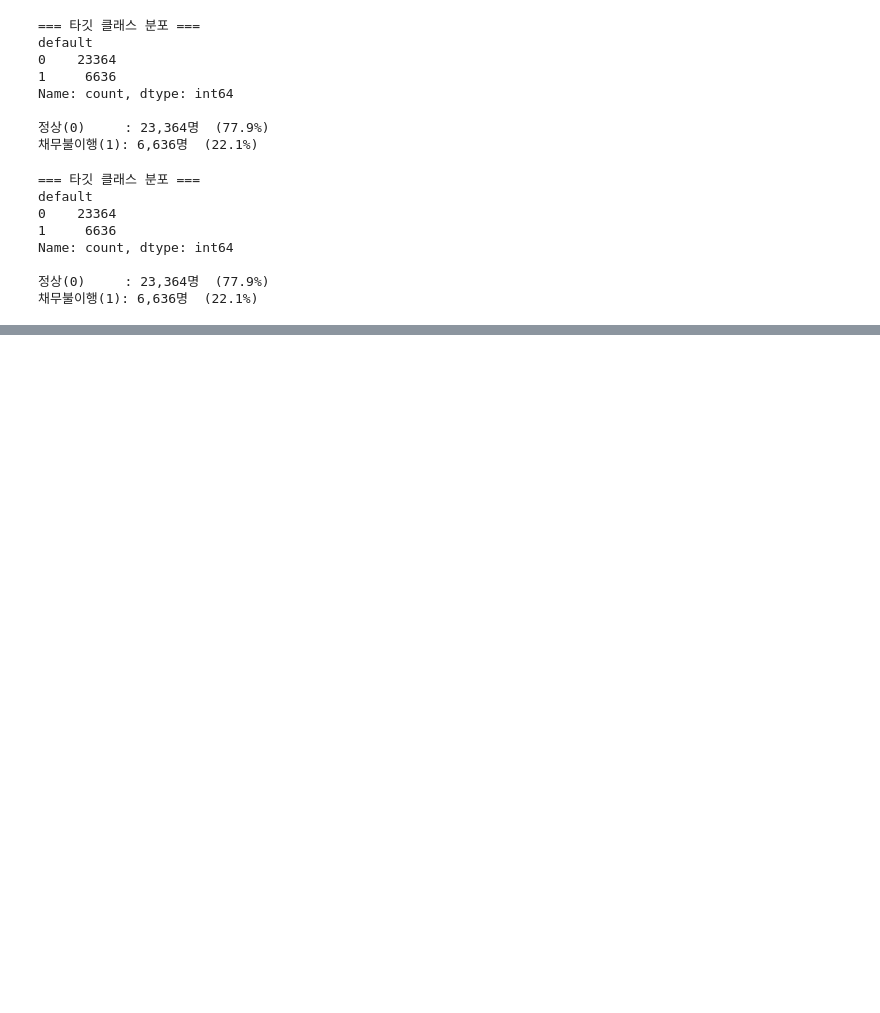
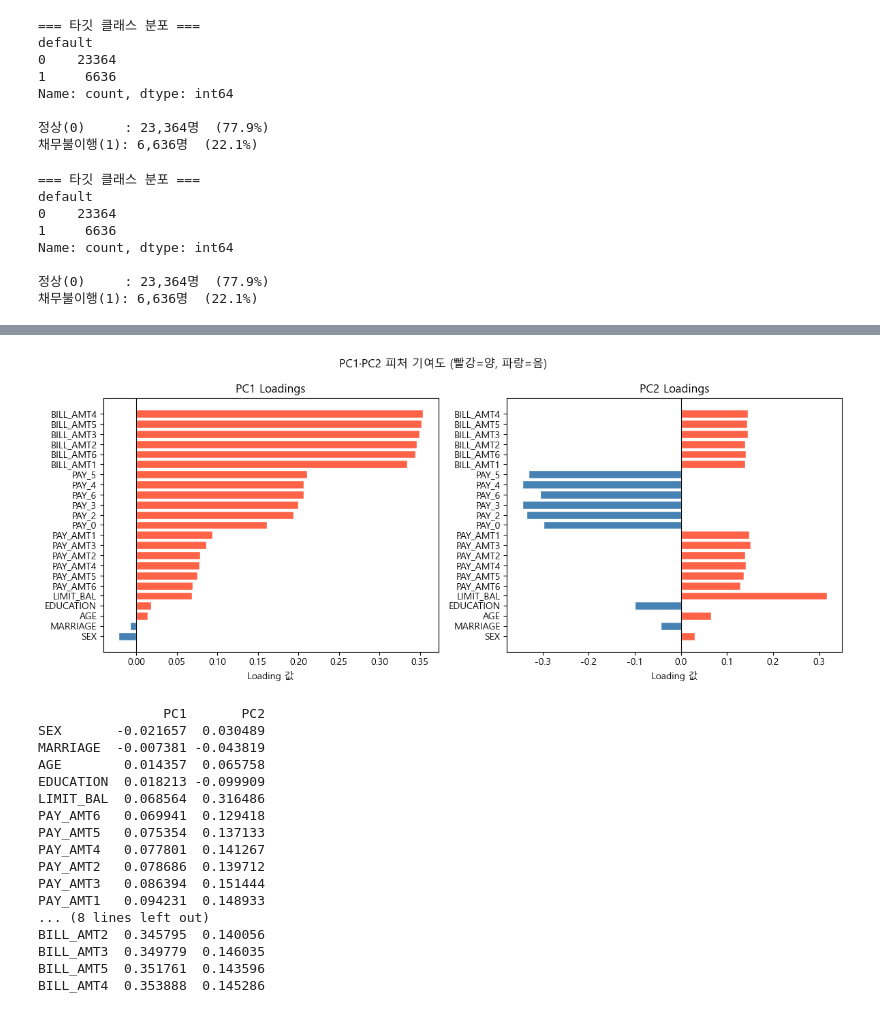
Before and after one commit to blackhole-24/hipython, a Jupyter notebook: ml/11_신용카드_채무불이행_고객예측.ipynb, the cells around one changed output, grey strips where cells are left out. Saved outputs shown, nothing was run; the diff lists cells and outputs as text; code cells hidden in the pictures; blank space fills up the shorter version.

```diff
--- a/ml/11_신용카드_채무불이행_고객예측.ipynb
+++ b/ml/11_신용카드_채무불이행_고객예측.ipynb
@@ -3622,0 +751,21 @@ def get_risk_level(prob: float) -> tuple:
+# %%
+from sklearn.preprocessing import StandardScaler
+from sklearn.decomposition import PCA
+import matplotlib.pyplot as plt
+import numpy as np
+
+# 1. 스케일링 (PCA는 스케일에 민감)
+scaler = StandardScaler()
+X_scaled = scaler.fit_transform(X_features)
+
+# 2. PCA 전체 성분으로 먼저 적합 → 분산 설명력 확인
+pca_full = PCA(random_state=42)
+pca_full.fit(X_scaled)
+
+explained_var = pca_full.explained_variance_ratio_
+cumsum_var    = np.cumsum(explained_var)
+
+# 수치 출력
+print("=== PC별 분산 설명 비율 ===")
+for i, (ev, cv) in enumerate(zip(explained_var, cumsum_var), 1):
+    print(f"PC{i:2d} : {ev:.4f}  (누적 {cv:.4f})")
@@ -3622,0 +807,43 @@ def get_risk_level(prob: float) -> tuple:
+# %%
+import pandas as pd
+import matplotlib.pyplot as plt
+
+# PC1, PC2 loadings
+loadings = pd.DataFrame(
+    pca_full.components_[:2].T,
+    index=X_features.columns,
+    columns=['PC1', 'PC2']
+).sort_values('PC1')
+
+fig, axes = plt.subplots(1, 2, figsize=(12, 5))
+for ax, col in zip(axes, ['PC1', 'PC2']):
+    colors = ['tomato' if v > 0 else 'steelblue' for v in loadings[col]]
+    ax.barh(loadings.index, loadings[col], color=colors, edgecolor='white')
+    ax.axvline(0, color='black', linewidth=0.8)
+    ax.set_title(f'{col} Loadings')
+    ax.set_xlabel('Loading 값')
+
+plt.suptitle('PC1·PC2 피처 기여도 (빨강=양, 파랑=음)', fontsize=12)
+plt.tight_layout()
+plt.show()
+
+print(loadings.to_string())
+# %% [output]
+[figure, added]
+                PC1       PC2
+SEX       -0.021657  0.030489
+MARRIAGE  -0.007381 -0.043819
+AGE        0.014357  0.065758
+EDUCATION  0.018213 -0.099909
+LIMIT_BAL  0.068564  0.316486
+PAY_AMT6   0.069941  0.129418
+PAY_AMT5   0.075354  0.137133
+PAY_AMT4   0.077801  0.141267
+PAY_AMT2   0.078686  0.139712
+PAY_AMT3   0.086394  0.151444
+PAY_AMT1   0.094231  0.148933
+... (8 lines left out)
+BILL_AMT2  0.345795  0.140056
+BILL_AMT3  0.349779  0.146035
+BILL_AMT5  0.351761  0.143596
+BILL_AMT4  0.353888  0.145286
```
Also changed, not shown: parts of 141 cells of this notebook, 2 other files.
